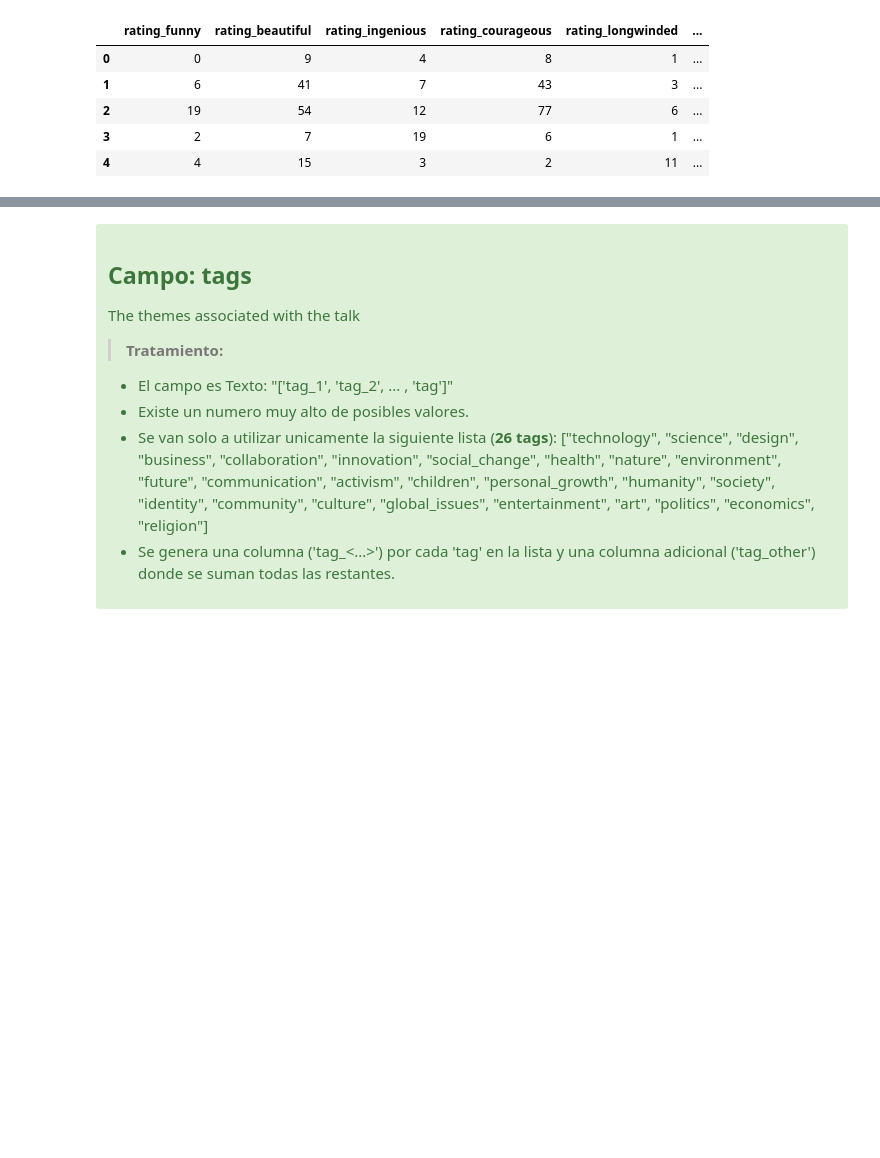
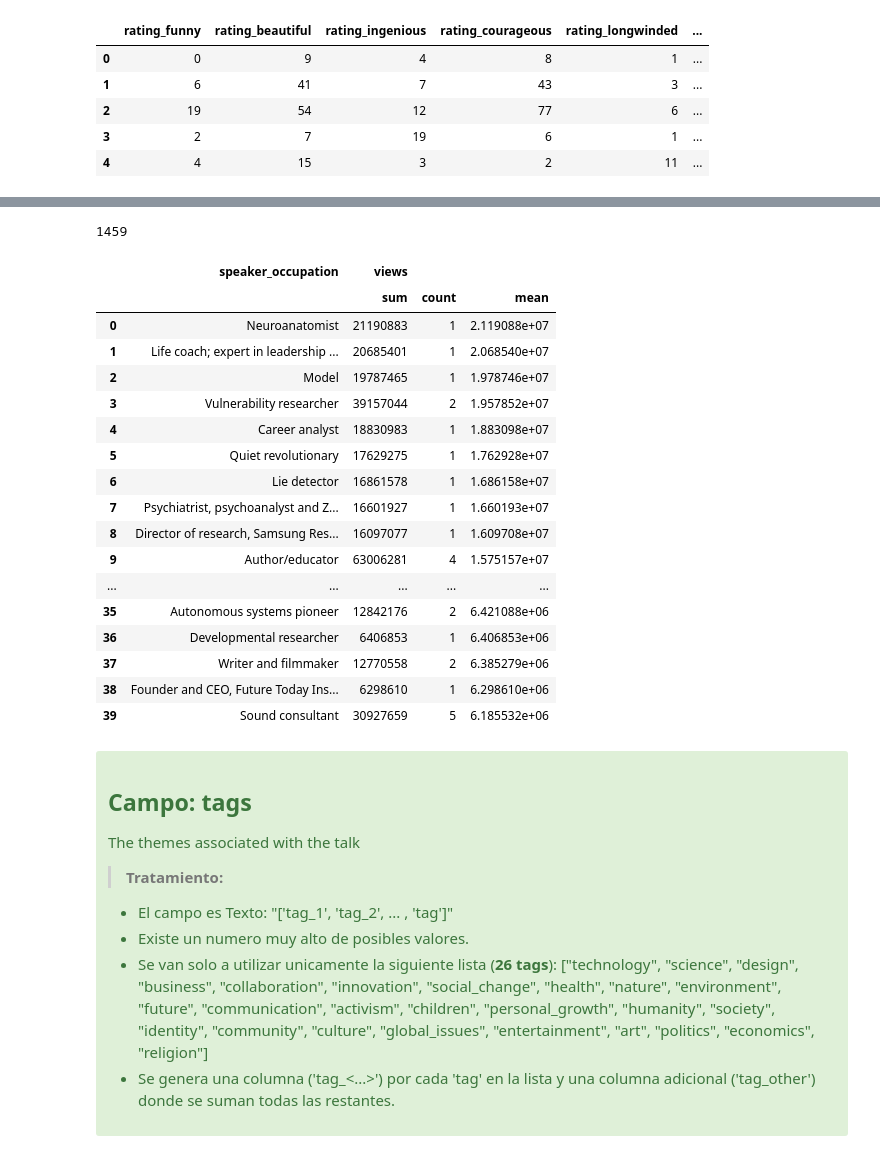
Before and after one commit to cscovino/TED-Talks-Analysis, a Jupyter notebook: Grupo 4 - Kaggle TED Talks - Analisis Exploratorio.ipynb, the cells around one changed output, grey strips where cells are left out. Saved outputs shown, nothing was run; the diff lists cells and outputs as text; code cells hidden in the pictures; blank space fills up the shorter version.

```diff
--- a/Grupo 4 - Kaggle TED Talks - Analisis Exploratorio.ipynb
+++ b/Grupo 4 - Kaggle TED Talks - Analisis Exploratorio.ipynb
@@ -492,3 +645,32 @@ df_ratings.head()
+# %%
+len(df_main['speaker_occupation'].unique())
+# %% [output]
+1459
+# %%
+df_aux = df_main.groupby('speaker_occupation', as_index=False).agg({'views':['sum','count','mean']})
+# %%
+df_grp = df_aux.sort_values(('views','mean'),ascending=False).reset_index(drop=True)
+# %%
+df_grp.head(40)
+# %% [output]
+|  | speaker_occupation | views |  |  |
+|  |  | sum | count | mean |
+| 0 | Neuroanatomist | 21190883 | 1 | 2.119088e+07 |
+| 1 | Life coach; expert in leadership ... | 20685401 | 1 | 2.068540e+07 |
+| 2 | Model | 19787465 | 1 | 1.978746e+07 |
+| 3 | Vulnerability researcher | 39157044 | 2 | 1.957852e+07 |
+| 4 | Career analyst | 18830983 | 1 | 1.883098e+07 |
+| 5 | Quiet revolutionary | 17629275 | 1 | 1.762928e+07 |
+| 6 | Lie detector | 16861578 | 1 | 1.686158e+07 |
+| 7 | Psychiatrist, psychoanalyst and Z... | 16601927 | 1 | 1.660193e+07 |
+| 8 | Director of research, Samsung Res... | 16097077 | 1 | 1.609708e+07 |
+| 9 | Author/educator | 63006281 | 4 | 1.575157e+07 |
+| ... | ... | ... | ... | ... |
+| 35 | Autonomous systems pioneer | 12842176 | 2 | 6.421088e+06 |
+| 36 | Developmental researcher | 6406853 | 1 | 6.406853e+06 |
+| 37 | Writer and filmmaker | 12770558 | 2 | 6.385279e+06 |
+| 38 | Founder and CEO, Future Today Ins... | 6298610 | 1 | 6.298610e+06 |
+| 39 | Sound consultant | 30927659 | 5 | 6.185532e+06 |
 # %% [markdown]
 <div class="alert alert-block alert-success">
 
```
Also changed, not shown: parts of 61 cells of this notebook.
